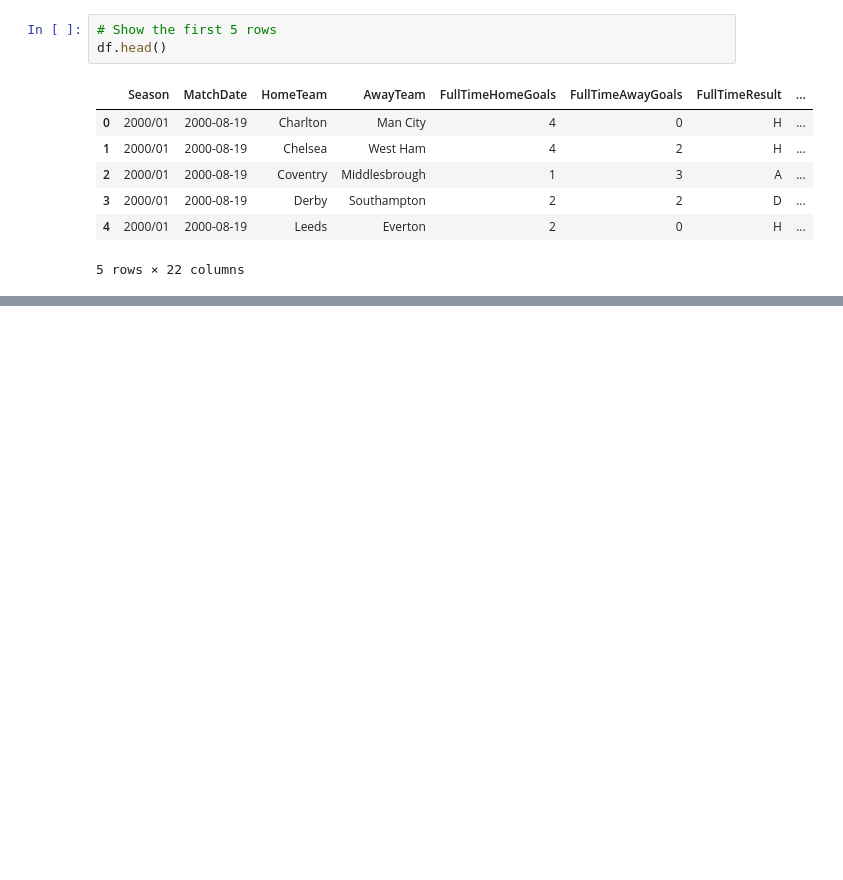
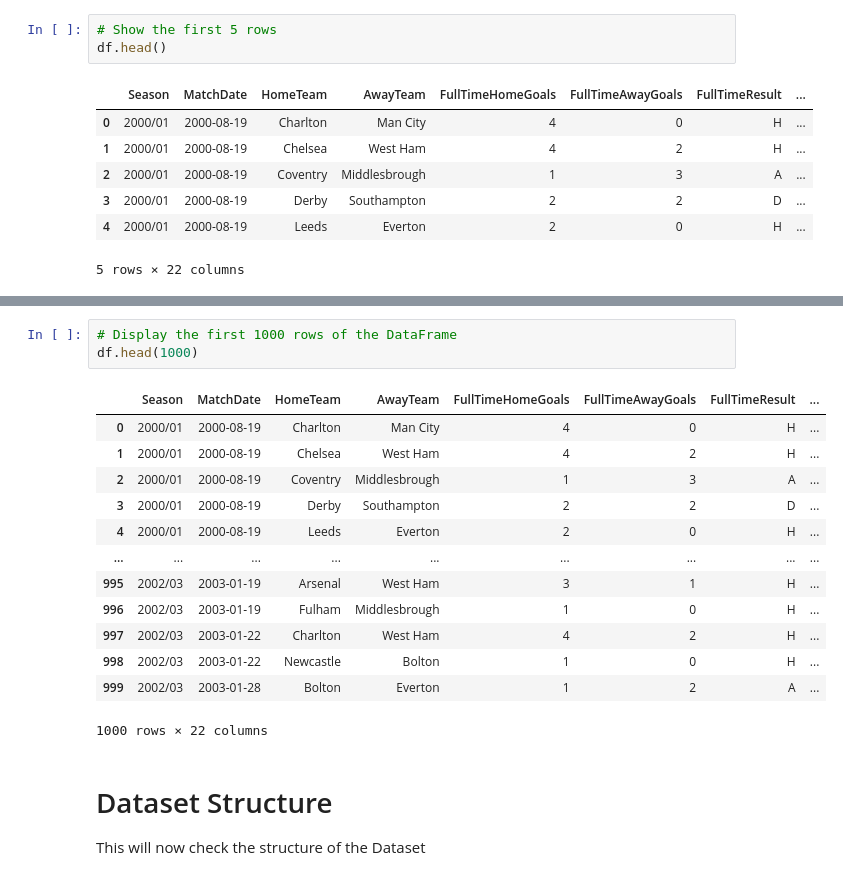
Before and after one commit to AjayChohan1/english-premier-league-capstone-project, a Jupyter notebook: jupyter_notebooks/epl_analysis.ipynb, the cells around one changed output, grey strips where cells are left out. Cells and saved outputs as stored; diff of their text form; blank space fills up the shorter version.

Commit message:
update dataset structure

```diff
--- a/jupyter_notebooks/epl_analysis.ipynb
+++ b/jupyter_notebooks/epl_analysis.ipynb
@@ -124,0 +128,20 @@ df.head()
+# %%
+# Display the first 1000 rows of the DataFrame
+df.head(1000)
+# %% [output]
+|  | Season | MatchDate | HomeTeam | AwayTeam | FullTimeHomeGoals | FullTimeAwayGoals | FullTimeResult | ... |
+| 0 | 2000/01 | 2000-08-19 | Charlton | Man City | 4 | 0 | H | ... |
+| 1 | 2000/01 | 2000-08-19 | Chelsea | West Ham | 4 | 2 | H | ... |
+| 2 | 2000/01 | 2000-08-19 | Coventry | Middlesbrough | 1 | 3 | A | ... |
+| 3 | 2000/01 | 2000-08-19 | Derby | Southampton | 2 | 2 | D | ... |
+| 4 | 2000/01 | 2000-08-19 | Leeds | Everton | 2 | 0 | H | ... |
+| ... | ... | ... | ... | ... | ... | ... | ... | ... |
+| 995 | 2002/03 | 2003-01-19 | Arsenal | West Ham | 3 | 1 | H | ... |
+| 996 | 2002/03 | 2003-01-19 | Fulham | Middlesbrough | 1 | 0 | H | ... |
+| 997 | 2002/03 | 2003-01-22 | Charlton | West Ham | 4 | 2 | H | ... |
+| 998 | 2002/03 | 2003-01-22 | Newcastle | Bolton | 1 | 0 | H | ... |
+| 999 | 2002/03 | 2003-01-28 | Bolton | Everton | 1 | 2 | A | ... |
+1000 rows × 22 columns
+# %% [markdown]
+# Dataset Structure
+This will now check the structure of the Dataset
```
Also changed, not shown: parts of 2 cells of this notebook.
